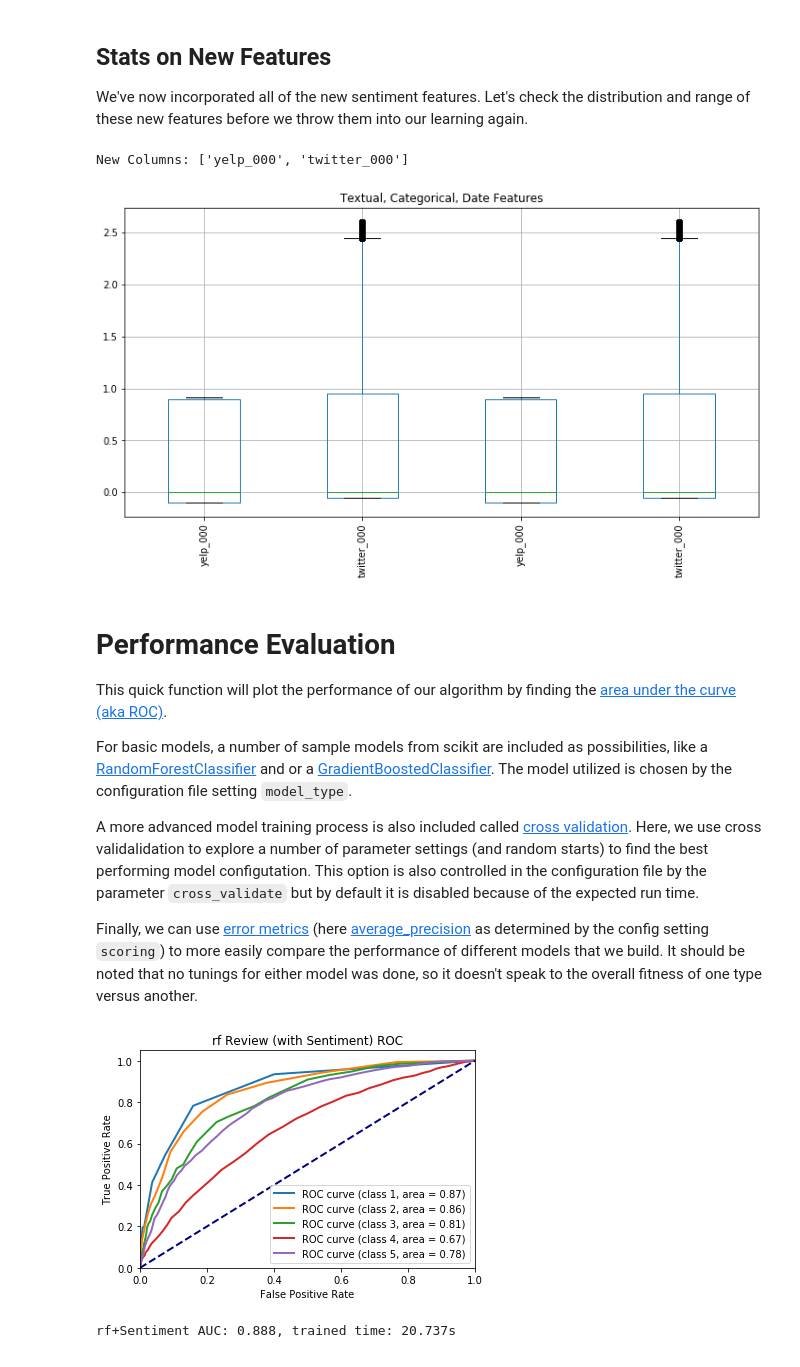
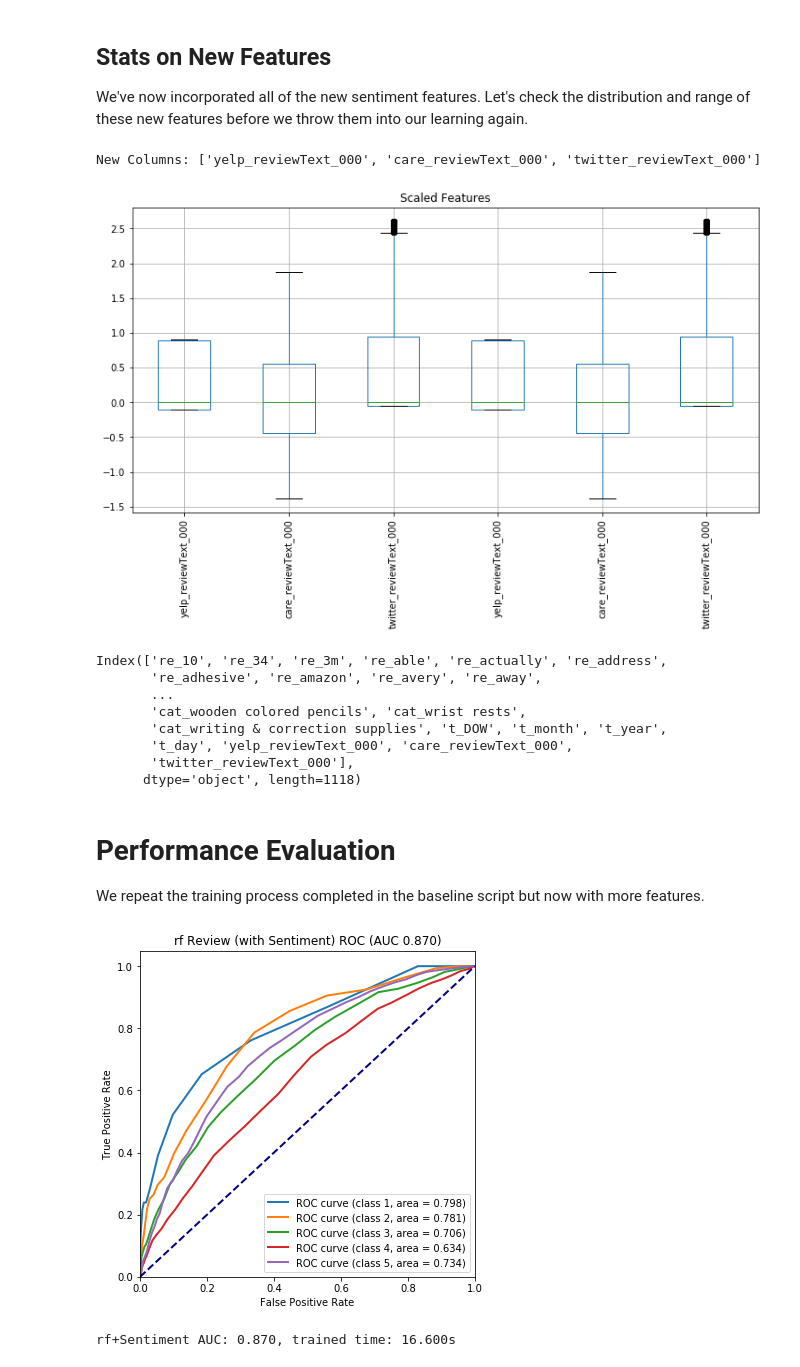
Before and after one commit to ezavesky/workshop19, a Jupyter notebook: 0H_fused_retrain_model4.ipynb, the cells around one changed output. Drawn from its saved outputs; the diff is of its cells as text; code cells hidden in the pictures.

```diff
--- a/0H_fused_retrain_model4.ipynb
+++ b/0H_fused_retrain_model4.ipynb
@@ -72,45 +69,36 @@ Preprocessing will run through required steps to generate extra columns and norm
 **NOTE** In this notebook (versus training our raw model), we will also augment the training and testing data to include sentiment features from our selected sentiment classifiers.
 # %%
 # save the FUNCTION and a data example for later use!
-df["X_test_enc"] = df["X_test"].copy()
-df["X_test_enc"] = etl["fn_preproc"](etl, df["X_test"])
-df["X_train_enc"] = df["X_train"].copy()
+df["X_test_enc"] = df["X_test"].copy()  # start raw features
+df["X_test_enc"] = etl["fn_preproc"](etl, df["X_test"])  # precess
+df["X_train_enc"] = df["X_train"].copy()  # copy train data (already encoded)
+
+models = {}
+models["col_norm"] = df_sentiment["X_train"].columns  # what columns came from sentiment data?
+df["X_test_enc"] = df["X_test_enc"].join(df_sentiment["X_test"]).fillna(0)
+df["X_train_enc"] = df["X_train_enc"].join(df_sentiment["X_train"]).fillna(0)
-# %%
-models = {}
-models["col_norm"] = []
-
-# TODO: ADD LOAD AND FUSION OF SENTIMENT SCORES FOR COLUMNS
-for col in df_sentiment["X_test"].columns:
-    feat_n = len(df_sentiment["X_test"][col].sample(1))
-    col_name = ["{}_{:03d}".format(col, idx) for idx in range(feat_n)]
-    models["col_norm"] += col_name
-    df_encode = pd.DataFrame(df_sentiment["X_test"][col].values.tolist(),
-                              columns=col_name, index=df_sentiment["X_test"].index)
-    df["X_test_enc"] = df["X_test_enc"].join(df_encode)
-
-    df_encode = pd.DataFrame(df_sentiment["X_train_raw"][col].values.tolist(),
-                              columns=col_name, index=df_sentiment["X_train_raw"].index)
-    df["X_train_enc"] = df["X_train_enc"].join(df_encode)
 # %% [markdown]
 ## Stats on New Features
 We've now incorporated all of the new sentiment features.  Let's check the distribution and range of these new features before we throw them into our learning again.
 # %%
 
 # fit the scaler on training
-print("New Columns: {}".format(models["col_norm"]))
+print("New Columns: {}".format(list(models["col_norm"])))
+# first, train new scalar
 models, df["X_train_enc"][models["col_norm"]] = util_review.preproc_scaler(
     models, df["X_train_enc"][models["col_norm"]], df["X_train_enc"][models["col_norm"]].copy(), True)
+# now evaluate on the test data for new sentiment columns
 _, df["X_test_enc"][models["col_norm"]] = util_review.preproc_scaler(
     models, df["X_test_enc"][models["col_norm"]])
+print(df["X_train_enc"].columns)
 # %% [output]
-New Columns: ['yelp_000', 'twitter_000']
+New Columns: ['yelp_reviewText_000', 'care_reviewText_000', 'twitter_reviewText_000']
-[figure, old version]
+[figure, new version]
+Index(['re_10', 're_34', 're_3m', 're_able', 're_actually', 're_address',
+       're_adhesive', 're_amazon', 're_avery', 're_away',
+       ...
+       'cat_wooden colored pencils', 'cat_wrist rests',
+       'cat_writing & correction supplies', 't_DOW', 't_month', 't_year',
+       't_day', 'yelp_reviewText_000', 'care_reviewText_000',
+       'twitter_reviewText_000'],
+      dtype='object', length=1118)
-# %% [markdown]
-# Performance Evaluation
-This quick function will plot the performance of our algorithm by finding the [area under the curve (aka ROC)](https://en.wikipedia.org/wiki/Receiver_operating_characteristic).
-
-For basic models, a number of sample models from scikit are included as possibilities, like a [RandomForestClassifier](https://scikit-learn.org/stable/modules/generated/sklearn.ensemble.RandomForestClassifier.html) and or a [GradientBoostedClassifier](https://scikit-learn.org/stable/modules/generated/sklearn.ensemble.GradientBoostingClassifier.html#sklearn.ensemble.GradientBoostingClassifier).  The model utilized is chosen by the configuration file setting `model_type`.
-
-A more advanced model training process is also included called [cross validation](https://scikit-learn.org/stable/modules/generated/sklearn.model_selection.cross_validate.html).  Here, we use cross validalidation to explore a number of parameter settings (and random starts) to find the best performing model configutation.  This option is also controlled in the configuration file by the parameter `cross_validate` but by default it is disabled because of the expected run time.
-
-Finally, we can use [error metrics](https://scikit-learn.org/stable/modules/model_evaluation.html#scoring-parameter) (here [average_precision](https://scikit-learn.org/stable/modules/generated/sklearn.metrics.average_precision_score.html) as determined by the config setting `scoring`) to more easily compare the performance of different models that we build.  It should be noted that no tunings for either model was done, so it doesn't speak to the overall fitness of one type versus another.
@@ -170,13 +105,23 @@ models["time_train"] = (time.time() - time_start)
+# %% [markdown]
+# Performance Evaluation
+We repeat the training process completed in the baseline script but now with more features.
+# %%
+models = util_train.train_model(df["X_train_enc"], df["y_train"], config["training"]["scoring"],
+                                config["training"]["model_type"], config["training"]["cross_validate"],
+                                config["training"]["threads"])
 # %%
 
 # print performance!
-auc_class = util_review.draw_roc(df["X_test_enc"], df["y_test"],
+auc_class, fig = util_review.draw_roc(df["X_test_enc"], df["y_test"],
                                  classifier=models["best"],
                                  title="{} Review (with Sentiment) ROC".format(config["training"]["model_type"]))
-print("{}+Sentiment AUC: {:0.3f}, trained time: {:0.3f}s".format(config["training"]["model_type"], auc_class, models["time_train"]))
+fig.savefig(config["path"]["figure_fused"])  # saves the current figure
+
+print("{}+Sentiment AUC: {:0.3f}, trained time: {:0.3f}s".format(config["training"]["model_type"],
+                                                                 auc_class, models["time_train"]))
 # %% [output]
-[figure, old version]
+[figure, new version]
-rf+Sentiment AUC: 0.888, trained time: 20.737s
+rf+Sentiment AUC: 0.870, trained time: 16.600s
 # %%
 # finally, write out our intermediate data...
 # and write out our intermediate model data (in case we need to transform again)
```
Also changed, not shown: parts of 4 cells of this notebook, 10 other files.
